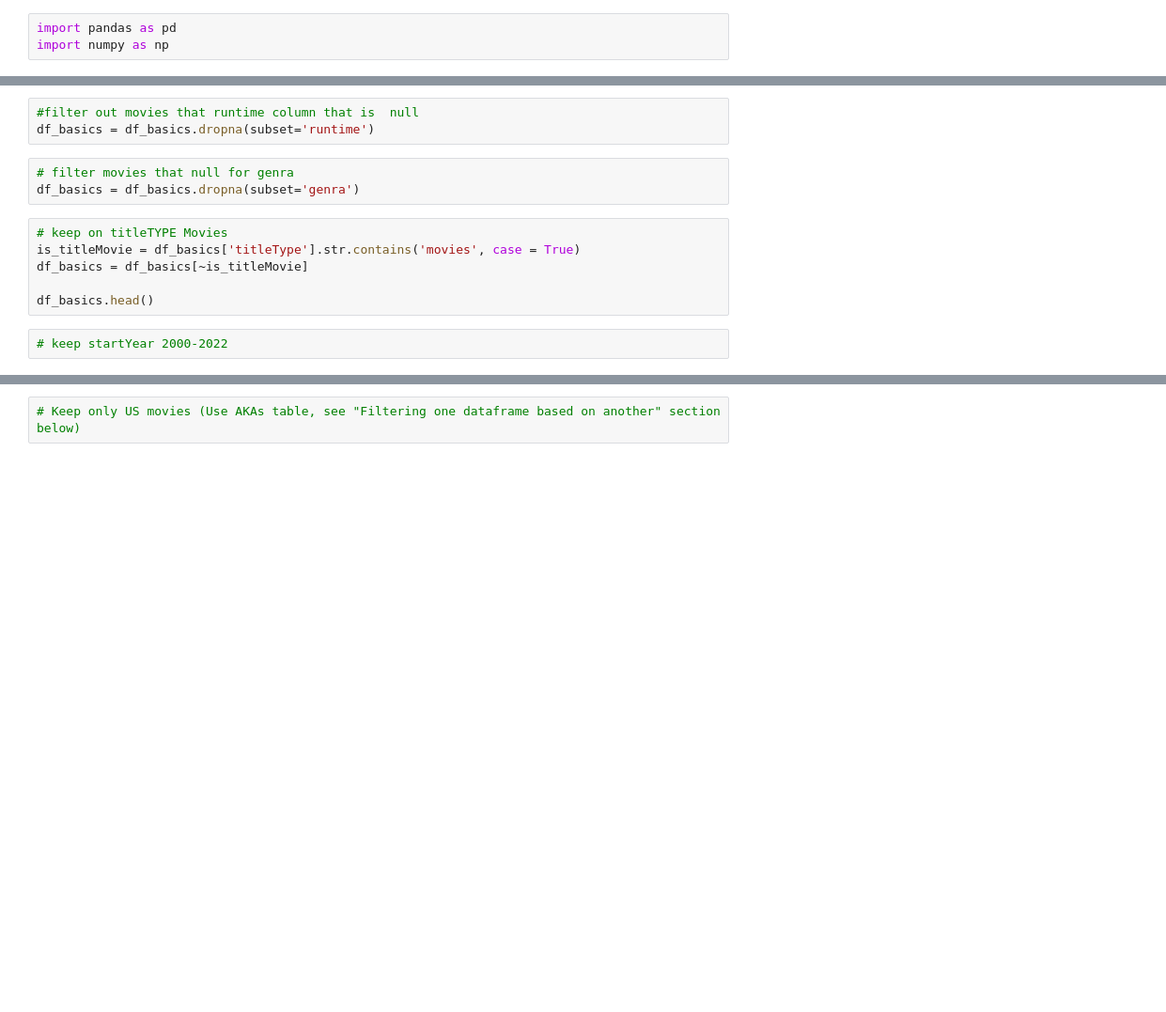
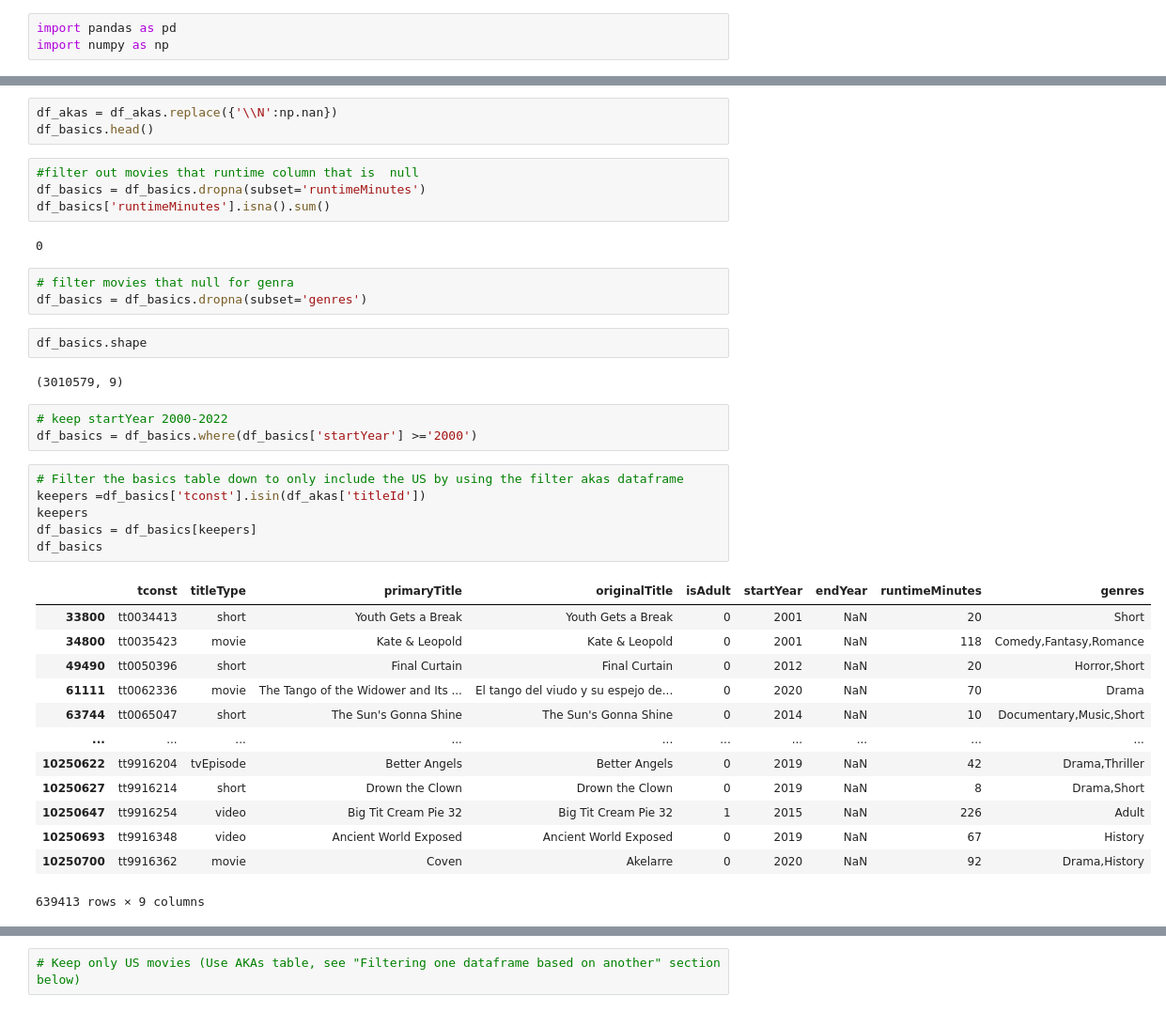
Before and after one commit to Noks06/ods-pt-data-enrichment-project, a Jupyter notebook: MovieData.ipynb, the cells around one changed output, grey strips where cells are left out. Shown at 94% size. Saved outputs shown, nothing was run; the diff lists cells and outputs as text; blank space fills up the shorter version.

```diff
--- a/MovieData.ipynb
+++ b/MovieData.ipynb
@@ -23,17 +79,42 @@ df_basics.info()
+# %%
+df_akas = df_akas.replace({'\\N':np.nan})
+df_basics.head()
 # %%
 #filter out movies that runtime column that is  null
-df_basics = df_basics.dropna(subset='runtime')
+df_basics = df_basics.dropna(subset='runtimeMinutes')
+df_basics['runtimeMinutes'].isna().sum()
+# %% [output]
+0
 # %%
 # filter movies that null for genra
-df_basics = df_basics.dropna(subset='genra')
+df_basics = df_basics.dropna(subset='genres')
-# %%
-# keep on titleTYPE Movies
-is_titleMovie = df_basics['titleType'].str.contains('movies', case = True)
-df_basics = df_basics[~is_titleMovie]
-
-df_basics.head()
+# %%
+df_basics.shape
+# %% [output]
+(3010579, 9)
 # %%
 # keep startYear 2000-2022
+df_basics = df_basics.where(df_basics['startYear'] >='2000')
+# %%
+# Filter the basics table down to only include the US by using the filter akas dataframe
+keepers =df_basics['tconst'].isin(df_akas['titleId'])
+keepers
+df_basics = df_basics[keepers]
+df_basics
+# %% [output]
+|  | tconst | titleType | primaryTitle | originalTitle | isAdult | startYear | endYear | runtimeMinutes | genres |
+| 33800 | tt0034413 | short | Youth Gets a Break | Youth Gets a Break | 0 | 2001 | NaN | 20 | Short |
+| 34800 | tt0035423 | movie | Kate & Leopold | Kate & Leopold | 0 | 2001 | NaN | 118 | Comedy,Fantasy,Romance |
+| 49490 | tt0050396 | short | Final Curtain | Final Curtain | 0 | 2012 | NaN | 20 | Horror,Short |
+| 61111 | tt0062336 | movie | The Tango of the Widower and Its ... | El tango del viudo y su espejo de... | 0 | 2020 | NaN | 70 | Drama |
+| 63744 | tt0065047 | short | The Sun's Gonna Shine | The Sun's Gonna Shine | 0 | 2014 | NaN | 10 | Documentary,Music,Short |
+| ... | ... | ... | ... | ... | ... | ... | ... | ... | ... |
+| 10250622 | tt9916204 | tvEpisode | Better Angels | Better Angels | 0 | 2019 | NaN | 42 | Drama,Thriller |
+| 10250627 | tt9916214 | short | Drown the Clown | Drown the Clown | 0 | 2019 | NaN | 8 | Drama,Short |
+| 10250647 | tt9916254 | video | Big Tit Cream Pie 32 | Big Tit Cream Pie 32 | 1 | 2015 | NaN | 226 | Adult |
+| 10250693 | tt9916348 | video | Ancient World Exposed | Ancient World Exposed | 0 | 2019 | NaN | 67 | History |
+| 10250700 | tt9916362 | movie | Coven | Akelarre | 0 | 2020 | NaN | 92 | Drama,History |
+639413 rows × 9 columns
 # %%
 # Eliminate movies that include "Documentary" in genre (see tip below)
 # Exclude movies that are included in the documentary category.z
```
Also changed, not shown: parts of 15 cells of this notebook, 1 other file.
